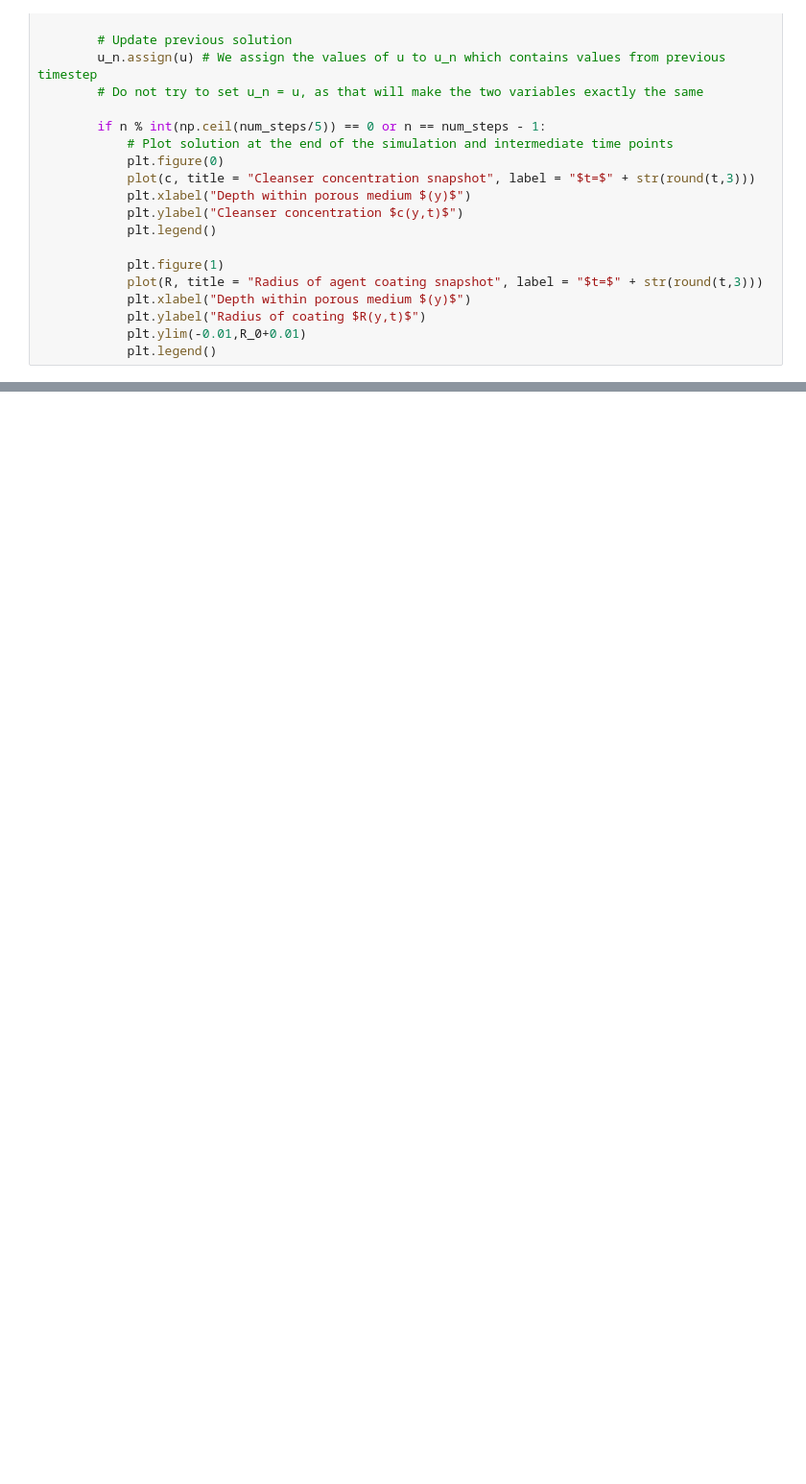
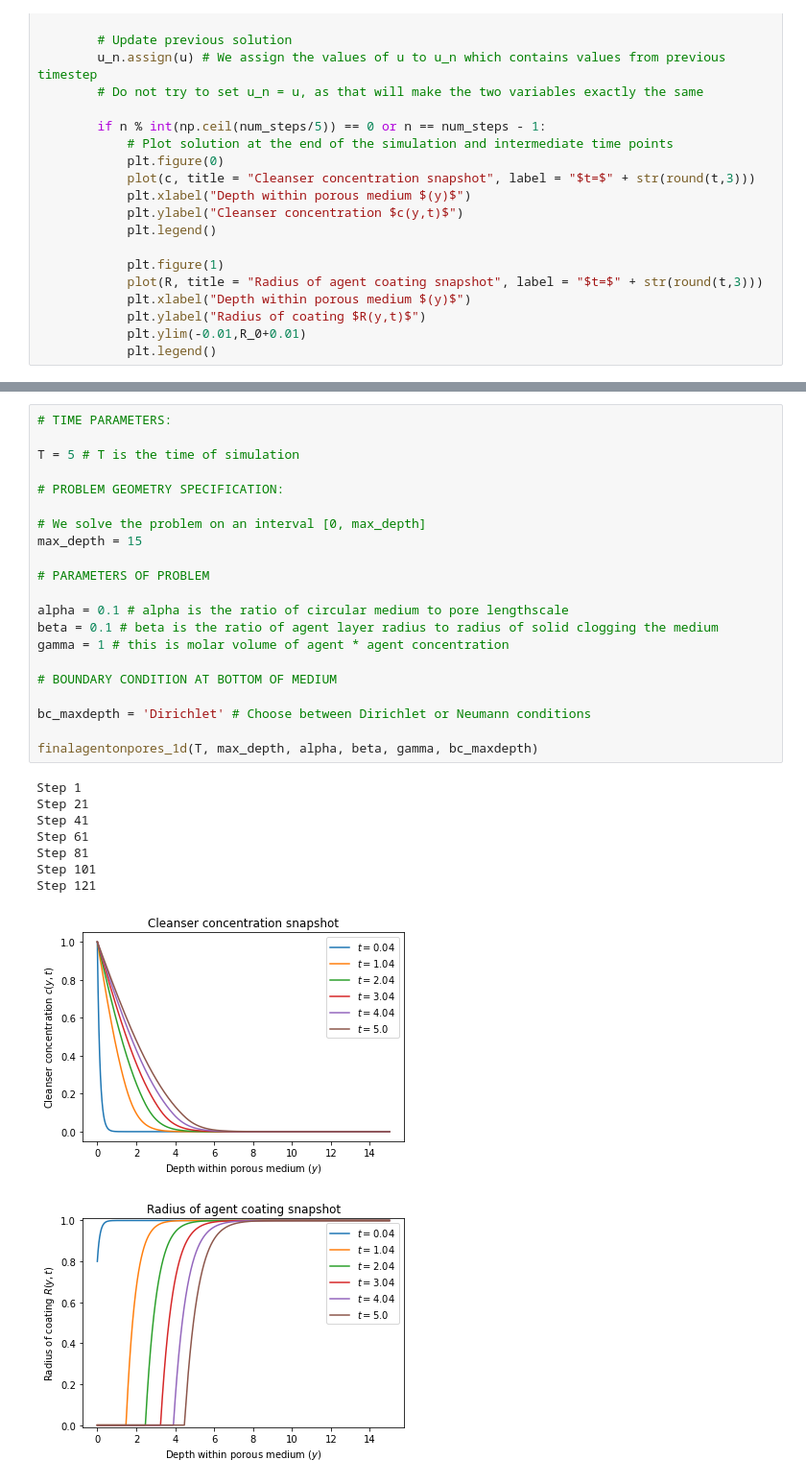
Before and after one commit to stefanpetrevski/Chemical-Warfare-Decontamination, a Jupyter notebook: Part 2 - Agent on Pores Coupled Solver.ipynb, the cells around one changed output, grey strips where cells are left out. Shown: that part at 96% size. Drawn from its saved outputs; the diff is of its cells as text; blank space fills up the shorter version.

```diff
--- a/Part 2 - Agent on Pores Coupled Solver.ipynb
+++ b/Part 2 - Agent on Pores Coupled Solver.ipynb
@@ -564,0 +862,31 @@ Step 161
+# %%
+# TIME PARAMETERS:
+
+T = 5 # T is the time of simulation
+
+# PROBLEM GEOMETRY SPECIFICATION:
+
+# We solve the problem on an interval [0, max_depth]
+max_depth = 15
+
+# PARAMETERS OF PROBLEM
+
+alpha = 0.1 # alpha is the ratio of circular medium to pore lengthscale
+beta = 0.1 # beta is the ratio of agent layer radius to radius of solid clogging the medium
+gamma = 1 # this is molar volume of agent * agent concentration
+
+# BOUNDARY CONDITION AT BOTTOM OF MEDIUM
+
+bc_maxdepth = 'Dirichlet' # Choose between Dirichlet or Neumann conditions
+
+finalagentonpores_1d(T, max_depth, alpha, beta, gamma, bc_maxdepth)
+# %% [output]
+Step 1
+Step 21
+Step 41
+Step 61
+Step 81
+Step 101
+Step 121
+[figure, added]
+[figure, added]
```
Also changed, not shown: parts of 6 cells of this notebook.
